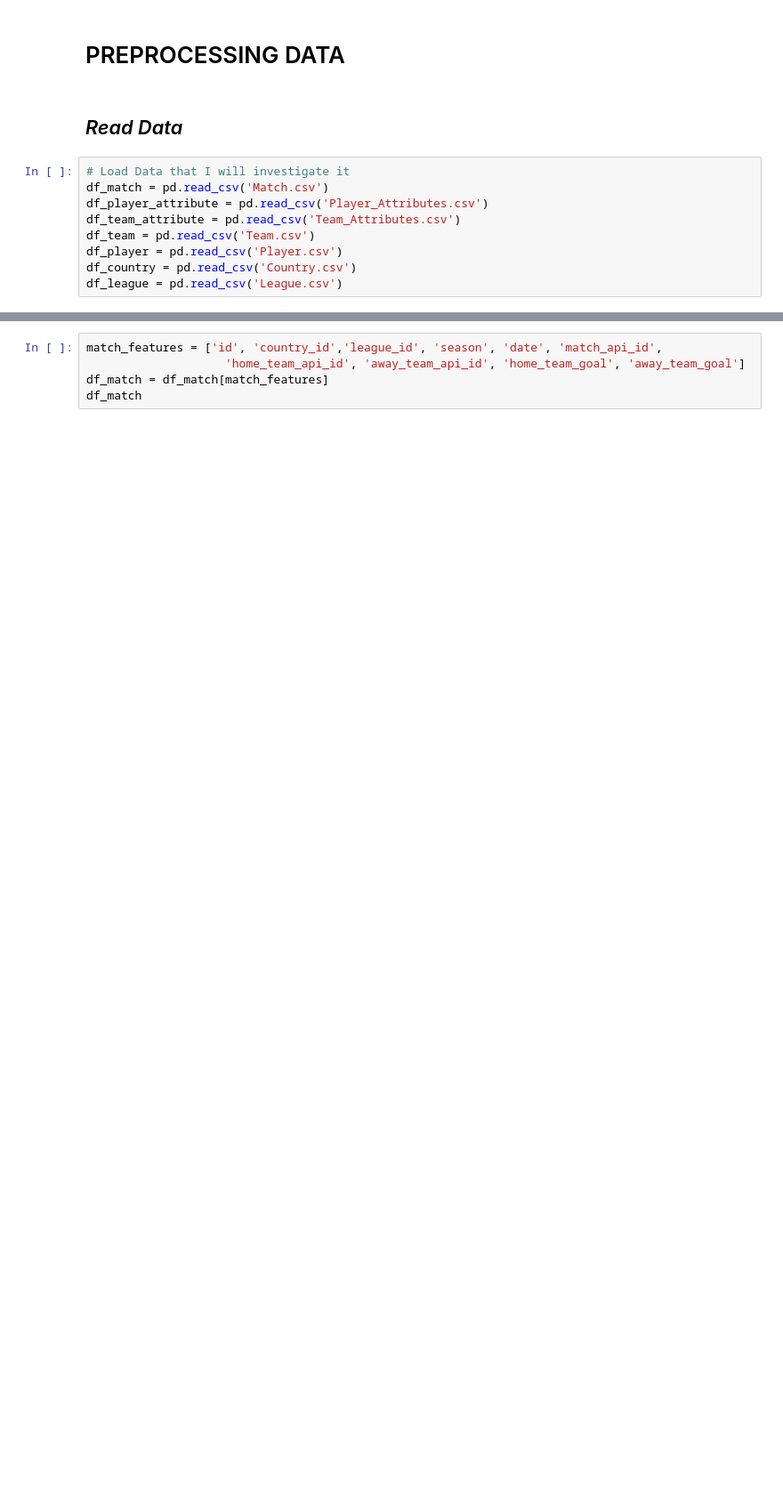
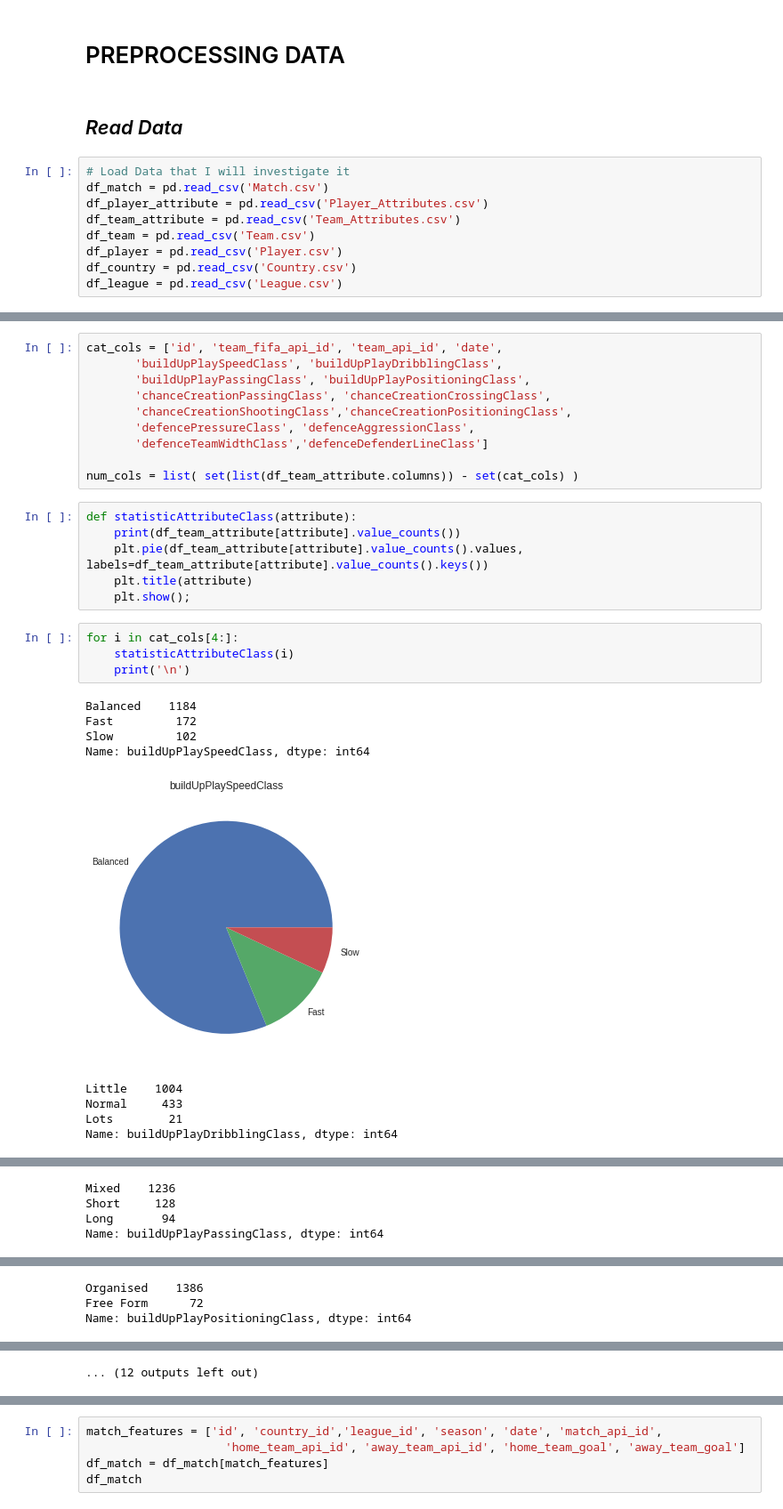
Before and after one commit to hieuhuynhcao/DSProgramming_Final, a Jupyter notebook: project.ipynb, the cells around one changed output, grey strips where cells are left out. Shown: that part at 89% size. Drawn from its saved outputs; the diff is of its cells as text; blank space fills up the shorter version.

Commit message:
add exploring data and answer a little bit question

```diff
--- a/project.ipynb
+++ b/project.ipynb
@@ -32,0 +184,30 @@ df_league = pd.read_csv('League.csv')
+# %%
+cat_cols = ['id', 'team_fifa_api_id', 'team_api_id', 'date',
+       'buildUpPlaySpeedClass', 'buildUpPlayDribblingClass',
+       'buildUpPlayPassingClass', 'buildUpPlayPositioningClass',
+       'chanceCreationPassingClass', 'chanceCreationCrossingClass',
+       'chanceCreationShootingClass','chanceCreationPositioningClass',
+       'defencePressureClass', 'defenceAggressionClass',
+       'defenceTeamWidthClass','defenceDefenderLineClass']
+
+num_cols = list( set(list(df_team_attribute.columns)) - set(cat_cols) )
+# %%
+def statisticAttributeClass(attribute):
+    print(df_team_attribute[attribute].value_counts())
+    plt.pie(df_team_attribute[attribute].value_counts().values, labels=df_team_attribute[attribute].value_counts().keys())
+    plt.title(attribute)
+    plt.show();
+# %%
+for i in cat_cols[4:]:
+    statisticAttributeClass(i)
+    print('\n')
+# %% [output]
+Balanced    1184
+Fast         172
+Slow         102
+Name: buildUpPlaySpeedClass, dtype: int64
+[figure, added]
+Little    1004
+Normal     433
+Lots        21
+Name: buildUpPlayDribblingClass, dtype: int64
@@ -32,0 +215,4 @@ df_league = pd.read_csv('League.csv')
+Mixed    1236
+Short     128
+Long       94
+Name: buildUpPlayPassingClass, dtype: int64
@@ -32,0 +220,3 @@ df_league = pd.read_csv('League.csv')
+Organised    1386
+Free Form      72
+Name: buildUpPlayPositioningClass, dtype: int64
@@ -32,0 +234 @@ df_league = pd.read_csv('League.csv')
+... (12 outputs left out)
```
Also changed, not shown: parts of 36 cells of this notebook.
